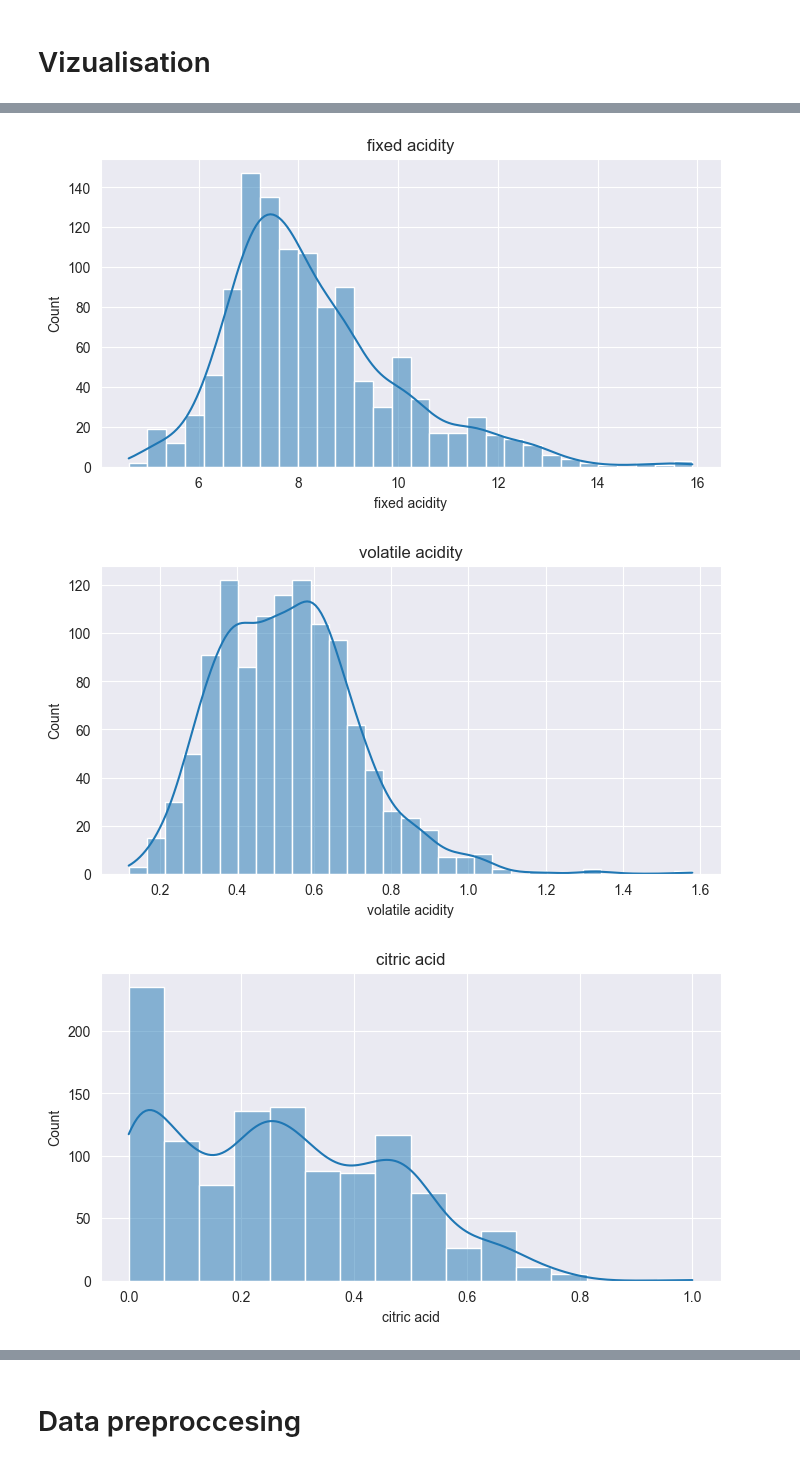
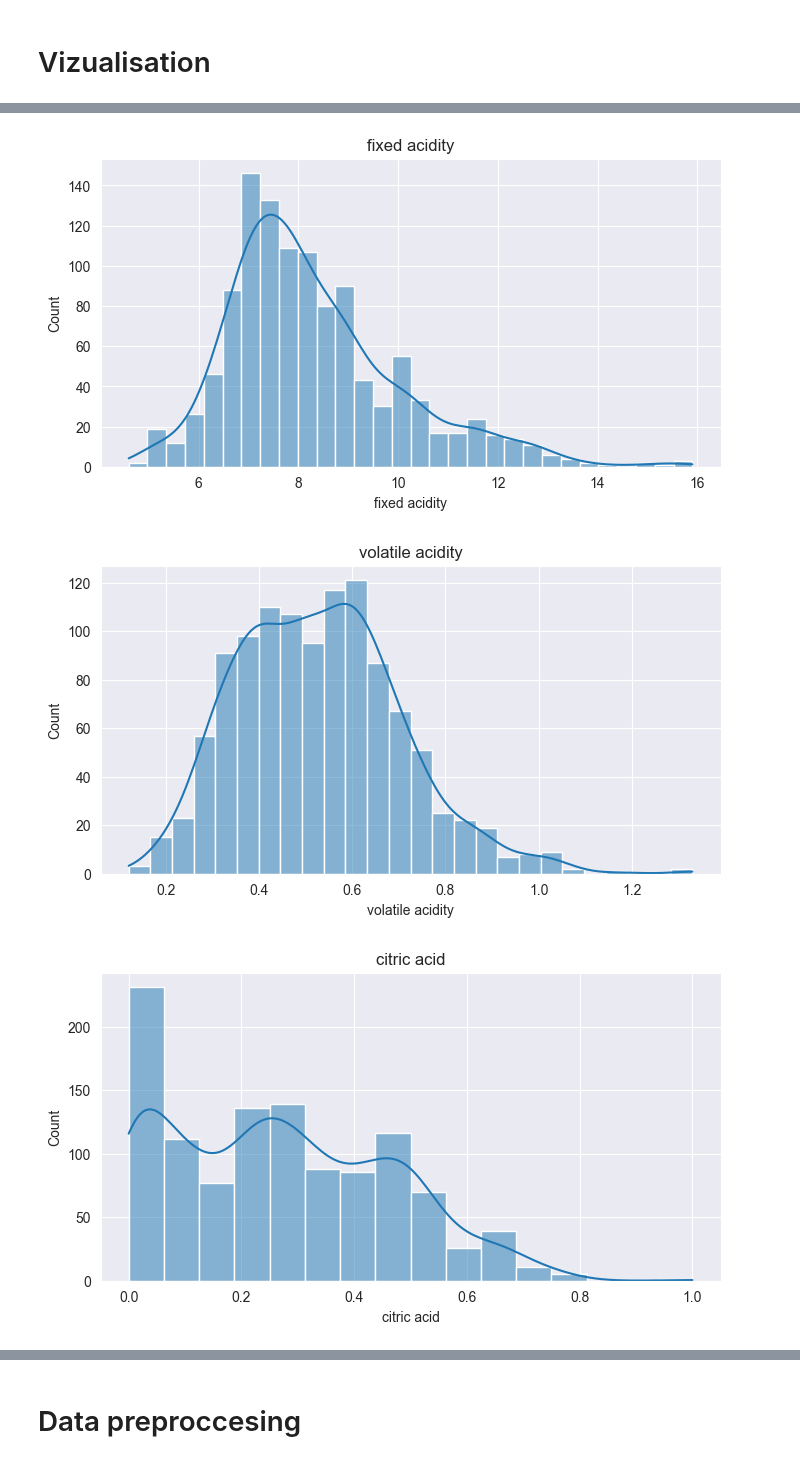
Before and after one commit to katerinadobrynina/ML-project, a Jupyter notebook: wine_dt_training.ipynb, the cells around one changed output, grey strips where cells are left out. Drawn from its saved outputs; the diff is of its cells as text; code cells hidden in the pictures.

```diff
--- a/wine_dt_training.ipynb
+++ b/wine_dt_training.ipynb
@@ -41,14 +42,16 @@ Data columns (total 13 columns):
 # %% [markdown]
 # Vizualisation
 # %%
+data = data[data['quality'] != 3]
 numeric = data.select_dtypes(include=['int64', 'float64']).columns
 categorical = data.select_dtypes(exclude=['int64', 'float64']).columns
 target_col = 'quality'
 numeric = numeric.drop('Id')
-if target_col in numeric:
-    numeric = numeric.drop(target_col)
-if target_col in categorical:
-    categorical = categorical.drop(target_col)
+# if target_col in numeric:
+#     numeric = numeric.drop(target_col)
+# if target_col in categorical:
+#     categorical = categorical.drop(target_col)
+
 
 variance = data[numeric].var().sort_values(ascending=False)
 display(data[numeric].describe())
@@ -79,3 +82,3 @@ print(categorical)
 [figure]
-[figure, old version]
+[figure, new version]
-[figure, old version]
+[figure, new version]
```
Also changed, not shown: parts of 3 cells of this notebook.
